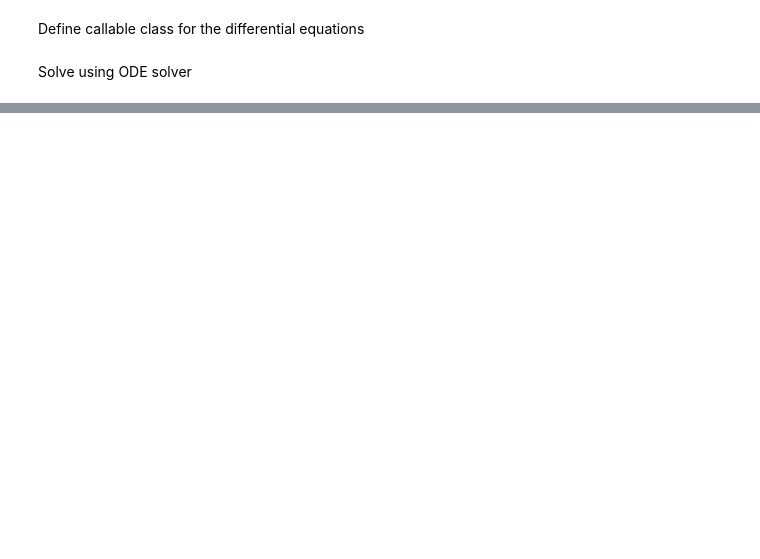
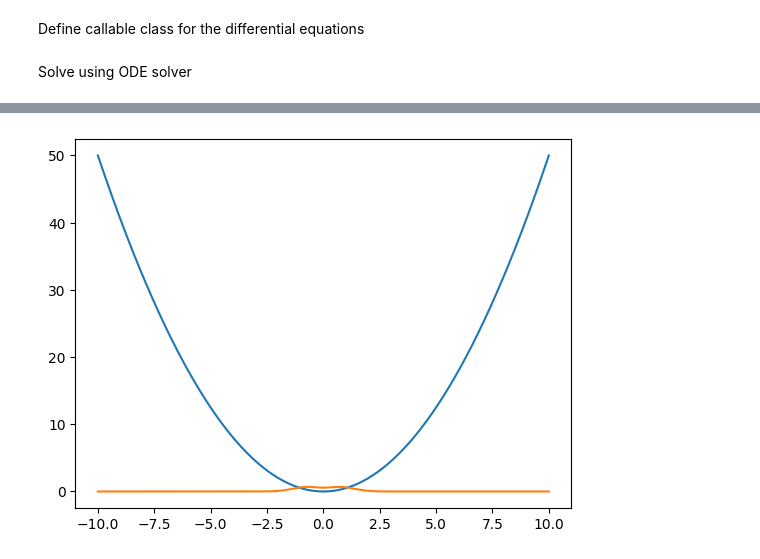
Before and after one commit to leoskar/mctdhf, a Jupyter notebook: MCTDHF_fd_direct.ipynb, the cells around one changed output, grey strips where cells are left out. Saved outputs shown, nothing was run; the diff lists cells and outputs as text; code cells hidden in the pictures; blank space fills up the shorter version.

```diff
--- a/MCTDHF_fd_direct.ipynb
+++ b/MCTDHF_fd_direct.ipynb
@@ -316,8 +559,10 @@ plt.show()
 D = dCI.get_1p_RDM(C_f.reshape(num_mctdhf_alpha_dets, num_mctdhf_beta_dets))
 # %%
 plt.plot(x, pot(x))
-plt.plot(x, np.real(np.diag(spf.T@(b_f@D@b_f.T)@spf))*10)
+plt.plot(x, np.real(np.diag(spf.T@(b_f@D@b_f.T)@spf)))
 plt.show()
+# %% [output]
+[figure, added]
 # %%
 class MCDTHF:
     def __init__(self, h, g, num_mctdhf_orbitals, num_spatial_orbitals, num_alpha_electrons, num_beta_electrons):
```
Also changed, not shown: parts of 23 cells of this notebook, 1 other file.
